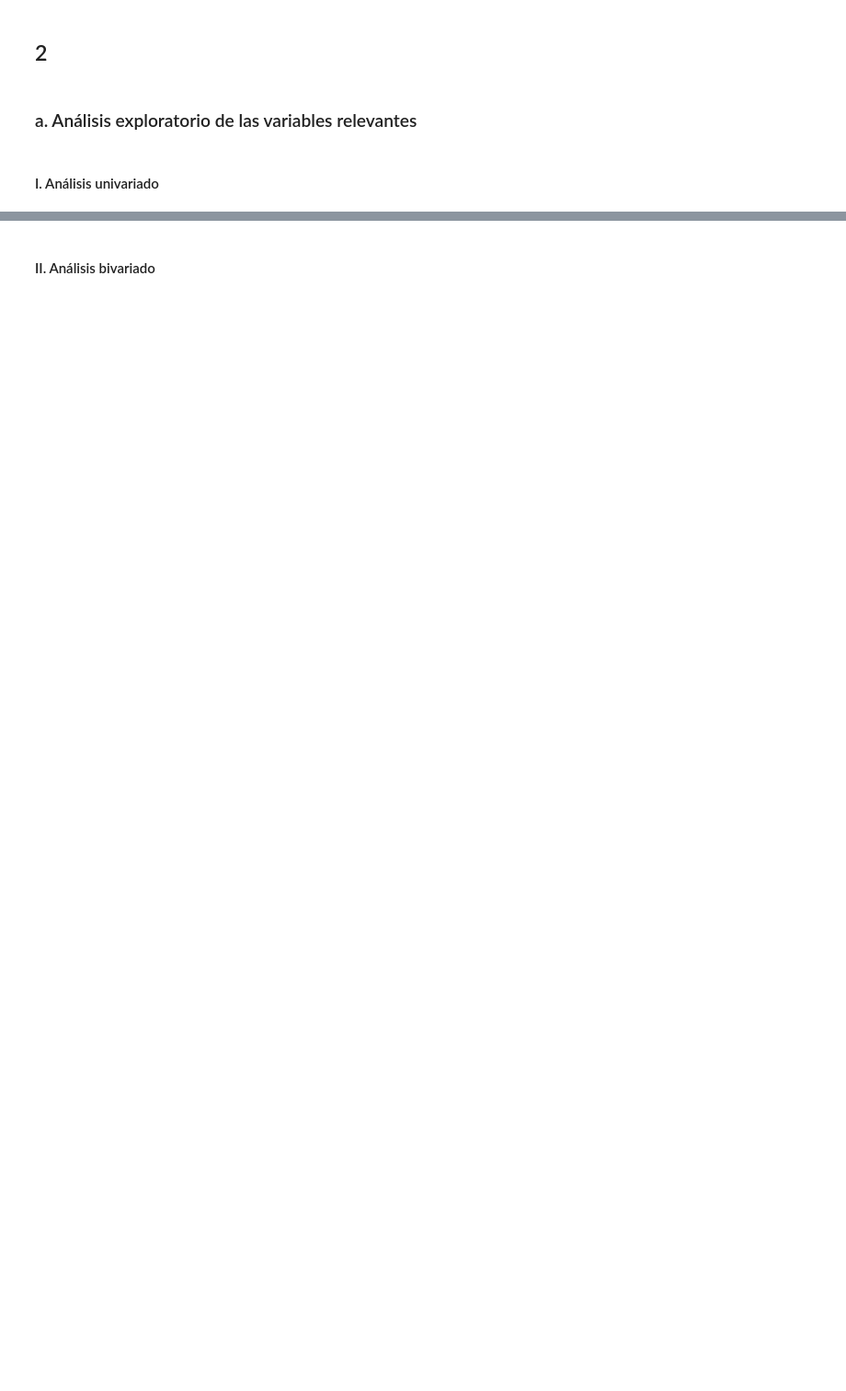
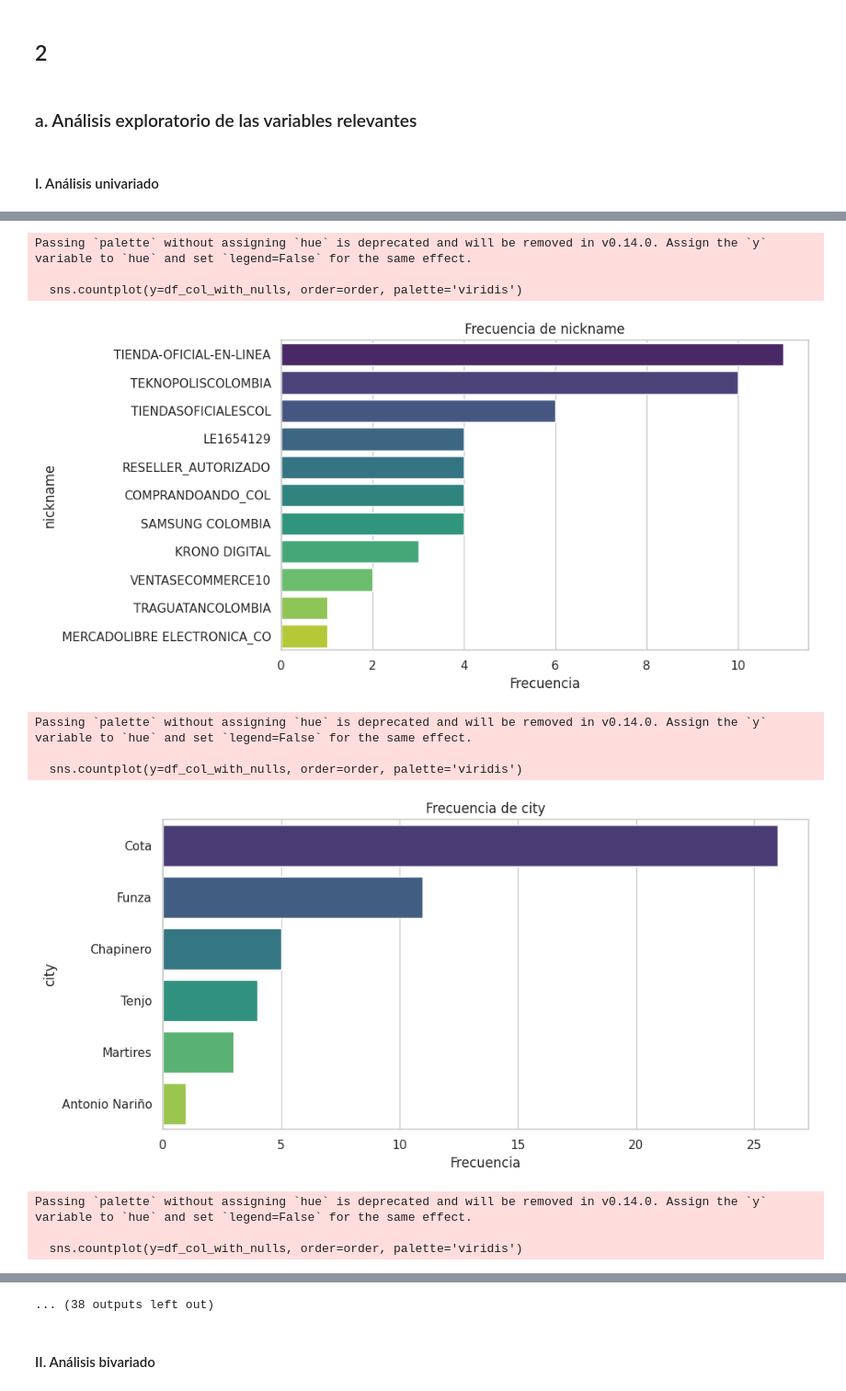
Before and after one commit to jaagomezmu/ciencia_datos_parcial1, a Jupyter notebook: parcial1.ipynb, the cells around one changed output, grey strips where cells are left out. Shown at 92% size. Saved outputs shown, nothing was run; the diff lists cells and outputs as text; code cells hidden in the pictures; blank space fills up the shorter version.

```diff
--- a/parcial1.ipynb
+++ b/parcial1.ipynb
@@ -28,0 +473,19 @@ uno de los celulares de esta lista, y (3) la información básica de los diferen
+# %%
+# Seleccion de columnas de interes, a partir de los filtros
+df_merged = df_merged[[
+    'nickname', 'city', 'reputation',
+    'historical_transactions', 'price',
+    'Tipo de garantía', 'ACCESSORIES_INCLUDED', 'BATTERY_CAPACITY',
+    'BRAND_x', 'DISPLAY_SIZE', 'INTERNAL_MEMORY',
+    'IS_DUAL_SIM', 'IS_GAMING_CELLPHONE', 'IS_RUGGED_CELLPHONE',
+    'OPERATING_SYSTEM_NAME',
+    'PROCESSOR_SPEED', 'RAM',
+    'WITH_CAMERA',
+    'WITH_FACIAL_RECOGNITION', 'WITH_GPS', 'WITH_IMEI',
+    'WITH_PHYSICAL_QWERTY_KEYBOARD', 'WITH_RADIO',
+    'WITH_TOUCHSCREEN_DISPLAY', 'WITH_WIFI',
+
+    'MAIN_COLOR', 'MODEL'
+]]
+df_merged.rename(columns={"BRAND_x": "BRAND"}, inplace=True)
+df_merged.sample(3)
@@ -36,0 +561,60 @@ uno de los celulares de esta lista, y (3) la información básica de los diferen
+# %%
+def plot_univariate_analysis(df):
+    sns.set(style="whitegrid")
+
+    for col in df.columns:
+        if col == 'MODEL':
+            continue
+        plt.figure(figsize=(10, 5))
+
+        null_count = df[col].isnull().sum()
+
+        if pd.api.types.is_numeric_dtype(df[col]):
+            plt.subplot(1, 2, 1)
+            sns.histplot(df[col].dropna(), kde=True, bins=10, color='skyblue')
+            plt.title(f'Distribución de {col}')
+            plt.xlabel(col)
+            plt.ylabel('Frecuencia')
+
+            if null_count > 0:
+                plt.annotate(f'Valores nulos: {null_count}', xy=(0.7, 0.9), xycoords='axes fraction',
+                             fontsize=12, color='red')
+
+            plt.subplot(1, 2, 2)
+            sns.boxplot(x=df[col].dropna(), color='lightgreen')
+            plt.title(f'Boxplot de {col}')
+            plt.xlabel(col)
+
+            if null_count > 0:
+                plt.annotate(f'Valores nulos: {null_count}', xy=(0.85, 0.9), xycoords='axes fraction',
+                             fontsize=12, color='red')
+
+        elif pd.api.types.is_object_dtype(df[col]):
+
+            df_col_with_nulls = df[col].fillna('Nulo')
+            order = df_col_with_nulls.value_counts().index
+            sns.countplot(y=df_col_with_nulls, order=order, palette='viridis')
+            plt.title(f'Frecuencia de {col}')
+            plt.xlabel('Frecuencia')
+            plt.ylabel(col)
+
+            if null_count > 0:
+                plt.annotate(f'Valores nulos: {null_count}', xy=(0.7, 0.9), xycoords='axes fraction',
+                             fontsize=12, color='red')
+
+        plt.tight_layout()
+        plt.show()
+
+plot_univariate_analysis(df_merged)
+# %% [output]
+Passing `palette` without assigning `hue` is deprecated and will be removed in v0.14.0. Assign the `y` variable to `hue` and set `legend=False` for the same effect.
+
+  sns.countplot(y=df_col_with_nulls, order=order, palette='viridis')
+[figure, added]
+Passing `palette` without assigning `hue` is deprecated and will be removed in v0.14.0. Assign the `y` variable to `hue` and set `legend=False` for the same effect.
+
+  sns.countplot(y=df_col_with_nulls, order=order, palette='viridis')
+[figure, added]
+Passing `palette` without assigning `hue` is deprecated and will be removed in v0.14.0. Assign the `y` variable to `hue` and set `legend=False` for the same effect.
+
+  sns.countplot(y=df_col_with_nulls, order=order, palette='viridis')
@@ -37,2 +632,3 @@ uno de los celulares de esta lista, y (3) la información básica de los diferen
+... (38 outputs left out)
 # %% [markdown]
 #### II. Análisis bivariado
```
Also changed, not shown: parts of 60 cells of this notebook, 3 other files.
